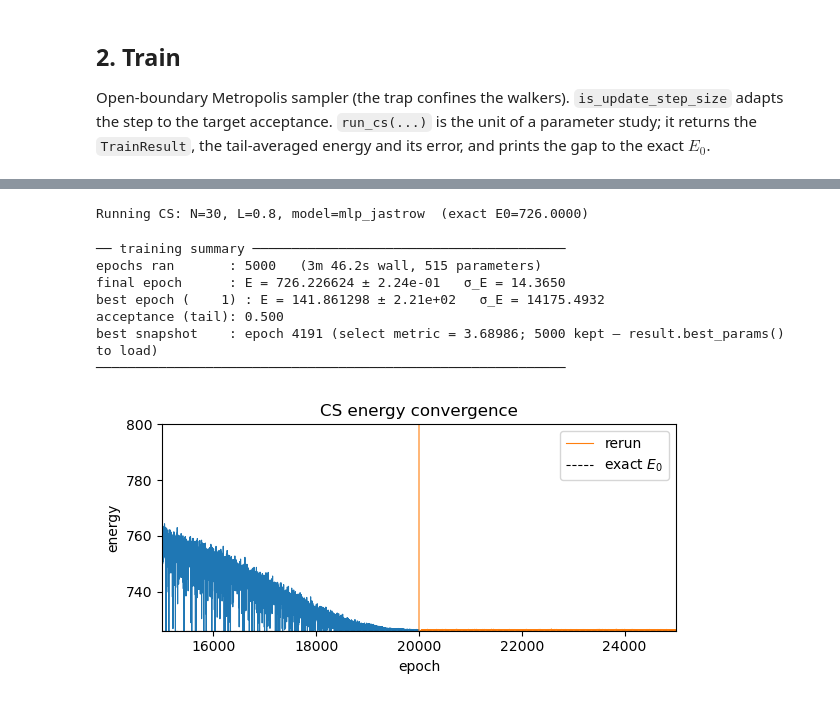
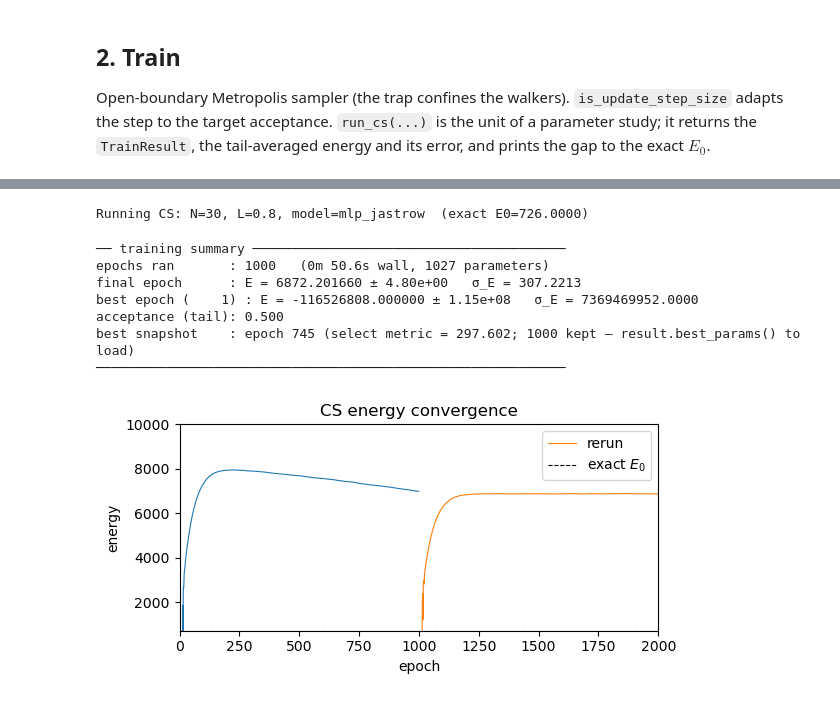
Before and after one commit to pfargas/qvarnet, a Jupyter notebook: calogero-sutherland/cs-single-point-exploration.ipynb, the cells around one changed output, grey strips where cells are left out. Cells and saved outputs as stored; diff of their text form; code cells hidden in the pictures.

```diff
--- a/calogero-sutherland/cs-single-point-exploration.ipynb
+++ b/calogero-sutherland/cs-single-point-exploration.ipynb
@@ -96,7 +97,7 @@ def make_model(kind='mlp_jastrow', lambda_init=LAMBDA_INIT):
     if kind == 'mlp_jastrow':
         return LogWavefunction(
             transform=NoBoundary(),
-            network=MLP(hidden=[16]),
+            network=MLP(hidden=[32]),
             envelope=GaussianEnvelope(),
             jastrow=LogJastrow(n_particles=N, lambda_init=lambda_init),
         )
@@ -153,11 +154,11 @@ def run_cs(L, N=N, kind='mlp_jastrow', n_epochs=20_000, n_chains=4096,
         shape=(n_chains, N * N_DIM), model=model, optimizer=optax_optimizer,
         hamiltonian=make_hamiltonian(L),
         training_config=cfg, sampler_params=sampler_params, coord_mode=LabCoords(),
-        k_best=n_epochs, init_params=init_params
+        init_params=init_params, callbacks=[SnapshotCallback(policy="all", k=n_epochs, metric="std")],
     )
     return result
 # %%
-result = run_cs(L)
+result = run_cs(L, n_epochs=20_000, lr=1e-2)
 # %% [output]
 Running CS: N=30, L=0.8, model=mlp_jastrow  (exact E0=726.0000)
 ── training summary ────────────────────────────────────────
@@ -181,24 +193,23 @@ result_rerun = run_cs(L, init_params=result.final_params, n_epochs=5_000, optimi
 # %% [output]
 Running CS: N=30, L=0.8, model=mlp_jastrow  (exact E0=726.0000)
 ── training summary ────────────────────────────────────────
-epochs ran       : 5000   (3m 46.2s wall, 515 parameters)
-final epoch      : E = 726.226624 ± 2.24e-01   σ_E = 14.3650
-best epoch (    1) : E = 141.861298 ± 2.21e+02   σ_E = 14175.4932
+epochs ran       : 1000   (0m 50.6s wall, 1027 parameters)
+final epoch      : E = 6872.201660 ± 4.80e+00   σ_E = 307.2213
+best epoch (    1) : E = -116526808.000000 ± 1.15e+08   σ_E = 7369469952.0000
 acceptance (tail): 0.500
-best snapshot    : epoch 4191 (select metric = 3.68986; 5000 kept — result.best_params() to load)
+best snapshot    : epoch 745 (select metric = 297.602; 1000 kept — result.best_params() to load)
 ────────────────────────────────────────────────────────────
 # %%
 energies = np.array([float(s.energy) for s in result.history])
 epochs = np.arange(len(energies))
 plt.figure(figsize=(6, 3))
 plt.plot(epochs, energies, lw=0.8)
 energies_rerun = np.array([float(s.energy) for s in result_rerun.history])
 epochs_rerun = np.arange(len(energies_rerun)) + len(energies)
 plt.plot(epochs_rerun, energies_rerun, lw=0.8, label='rerun')
 plt.axhline(E_exact_total, color='k', ls='--', lw=0.8, label='exact $E_0$')
 plt.xlabel('epoch'); plt.ylabel('energy'); plt.legend()
-plt.ylim(E_exact_total, 800)
-plt.xlim(15000, len(energies) + len(energies_rerun))
+plt.ylim(720, 10000); plt.xlim(15000 if len(energies) > 15000 else 0, len(energies) + len(energies_rerun))
 plt.title('CS energy convergence'); plt.tight_layout(); plt.show()
 # %% [output]
-[figure, old version]
+[figure, new version]
```
Also changed, not shown: parts of 12 cells of this notebook, 4 other files.
